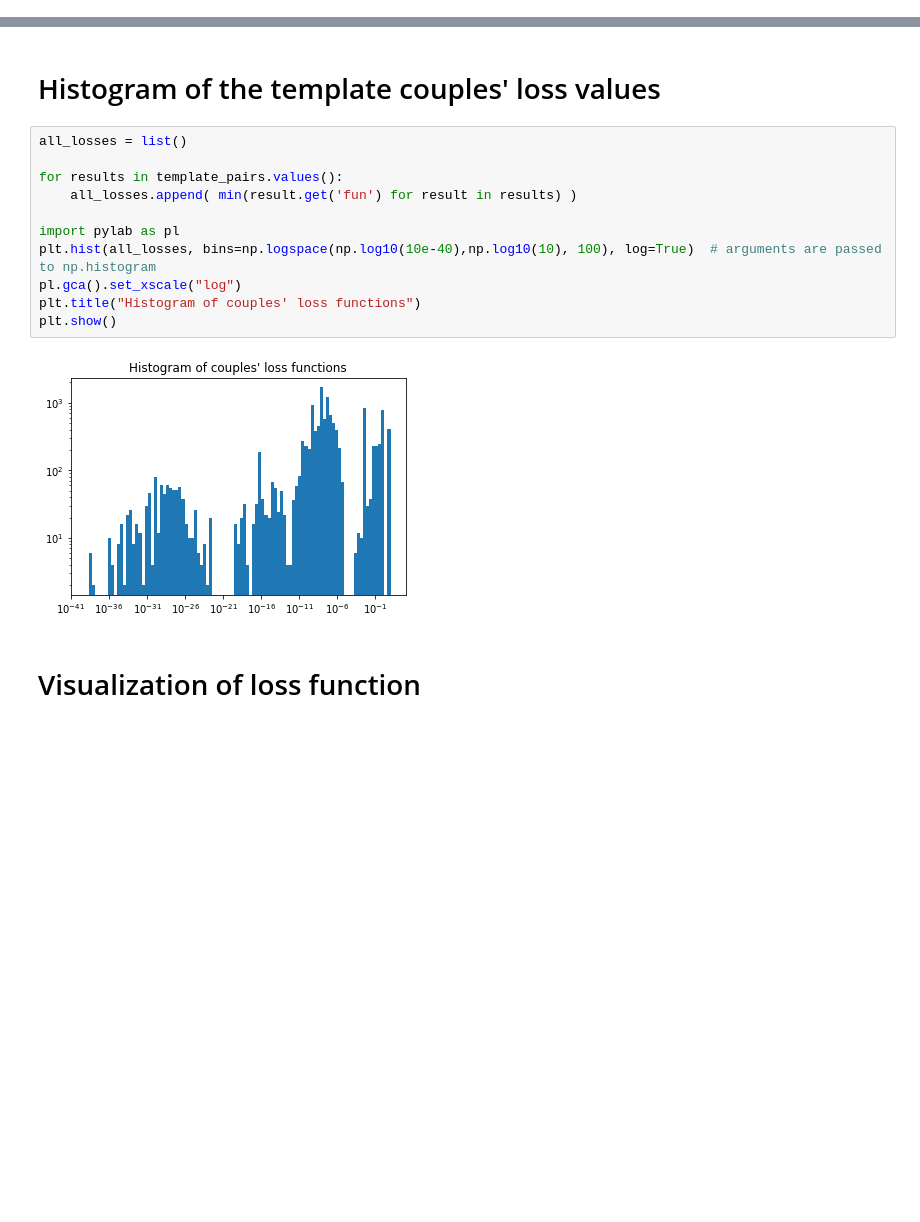
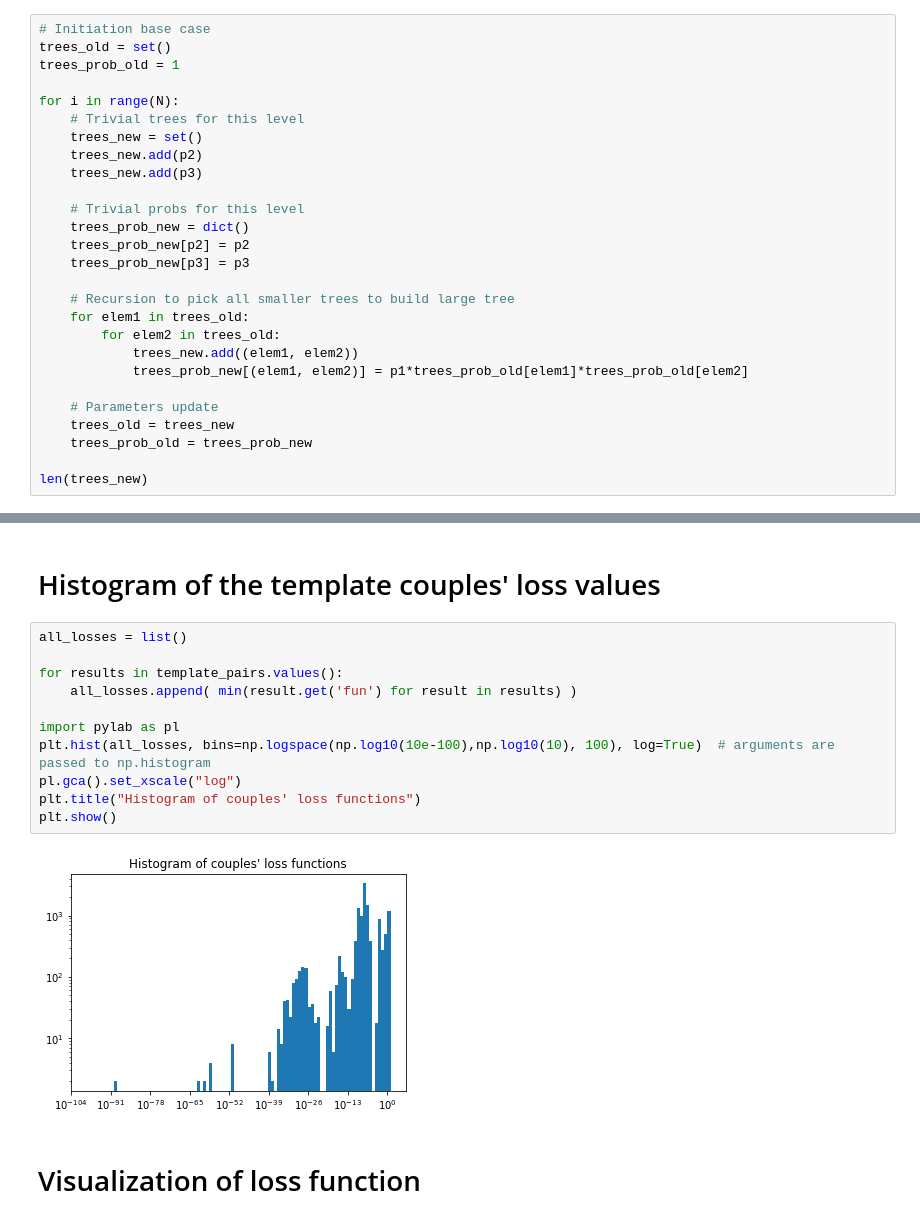
Before and after one commit to lucieperrotta/DCML, a Jupyter notebook: Pipeline.ipynb, the cells around one changed output, grey strips where cells are left out. Cells and saved outputs as stored; diff of their text form; blank space fills up the shorter version.

Commit message:
Templates and trees generation in loop

```diff
--- a/Pipeline.ipynb
+++ b/Pipeline.ipynb
@@ -150,0 +84,27 @@ len(tree2prob)
+# %%
+# Initiation base case
+trees_old = set()
+trees_prob_old = 1
+
+for i in range(N):
+    # Trivial trees for this level
+    trees_new = set()
+    trees_new.add(p2)
+    trees_new.add(p3)
+
+    # Trivial probs for this level
+    trees_prob_new = dict()
+    trees_prob_new[p2] = p2
+    trees_prob_new[p3] = p3
+
+    # Recursion to pick all smaller trees to build large tree
+    for elem1 in trees_old:
+        for elem2 in trees_old:
+            trees_new.add((elem1, elem2))
+            trees_prob_new[(elem1, elem2)] = p1*trees_prob_old[elem1]*trees_prob_old[elem2]
+
+    # Parameters update
+    trees_old = trees_new
+    trees_prob_old = trees_prob_new
+
+len(trees_new)
@@ -538,16 +491,16 @@ template_pairs
 # %%
 all_losses = list()
 
 for results in template_pairs.values():
     all_losses.append( min(result.get('fun') for result in results) )
 
 import pylab as pl
-plt.hist(all_losses, bins=np.logspace(np.log10(10e-40),np.log10(10), 100), log=True)  # arguments are passed to np.histogram
+plt.hist(all_losses, bins=np.logspace(np.log10(10e-100),np.log10(10), 100), log=True)  # arguments are passed to np.histogram
 pl.gca().set_xscale("log")
 plt.title("Histogram of couples' loss functions")
 plt.show()
 # %% [output]
-[figure, old version]
+[figure, new version]
 # %% [markdown]
 # Visualization of loss function
 # %% [markdown]
```
Also changed, not shown: parts of 5 cells of this notebook.
